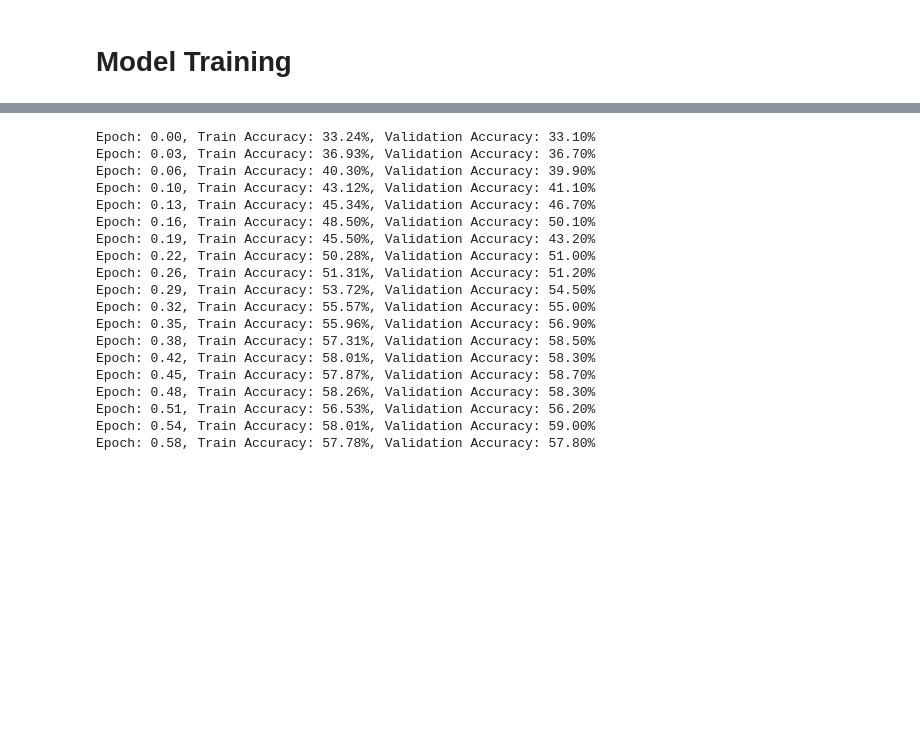
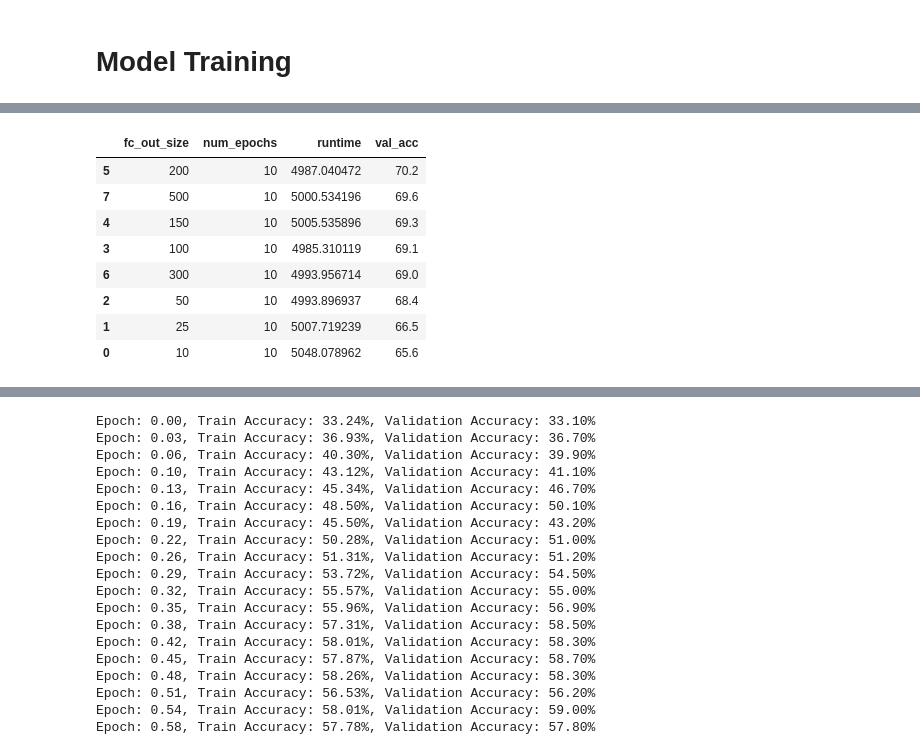
Before and after one commit to nyjgary/nlp-snli, a Jupyter notebook: nlp-snli.ipynb, the cells around one changed output, grey strips where cells are left out. Cells and saved outputs as stored; diff of their text form; code cells hidden in the pictures; blank space fills up the shorter version.

```diff
--- a/nlp-snli.ipynb
+++ b/nlp-snli.ipynb
@@ -567,0 +569,13 @@ KeyboardInterrupt:
+# %%
+rnn_fc_out_size_exps = summarize_results(load_experiment_log(experiment_name='RNN_fc_out_sizes_10epoch', filename=RESULTS_LOG))
+rnn_fc_out_size_exps[['fc_out_size', 'num_epochs', 'runtime', 'val_acc']]
+# %% [output]
+|  | fc_out_size | num_epochs | runtime | val_acc |
+| 5 | 200 | 10 | 4987.040472 | 70.2 |
+| 7 | 500 | 10 | 5000.534196 | 69.6 |
+| 4 | 150 | 10 | 5005.535896 | 69.3 |
+| 3 | 100 | 10 | 4985.310119 | 69.1 |
+| 6 | 300 | 10 | 4993.956714 | 69.0 |
+| 2 | 50 | 10 | 4993.896937 | 68.4 |
+| 1 | 25 | 10 | 5007.719239 | 66.5 |
+| 0 | 10 | 10 | 5048.078962 | 65.6 |
```
Also changed, not shown: parts of 16 cells of this notebook.
